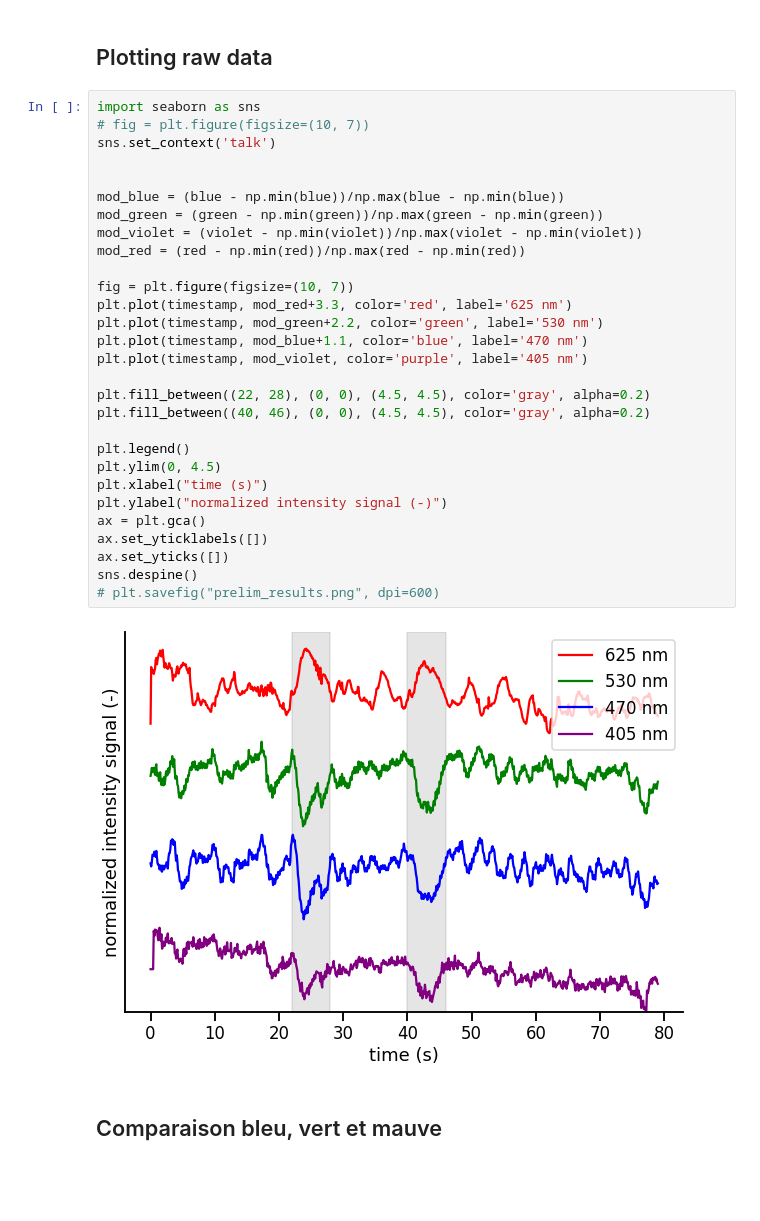
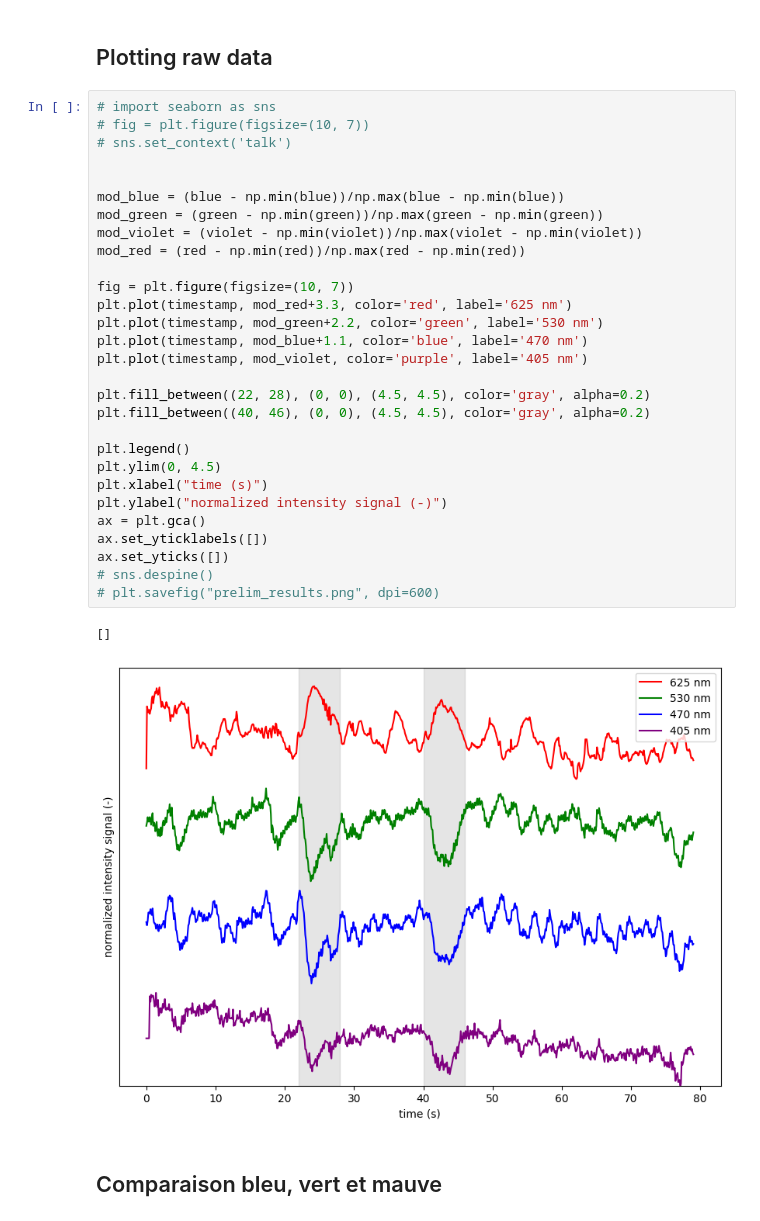
Before and after one commit to Laboratory-of-Vincent-Breton-Provencher/Widefield-Imaging-Acquisition, a Jupyter notebook: analysisPipeline/quickPlot.ipynb, the cells around one changed output. Saved outputs shown, nothing was run; the diff lists cells and outputs as text; blank space fills up the shorter version.

Commit message:
quickPlot somewhat repaired

```diff
--- a/analysisPipeline/quickPlot.ipynb
+++ b/analysisPipeline/quickPlot.ipynb
@@ -30,36 +28,37 @@ FileNotFoundError: C:\Users\gabri\Desktop\1_1500_av.csv not found.
 # %% [markdown]
 ## Plotting raw data
 # %%
-import seaborn as sns
+# import seaborn as sns
 # fig = plt.figure(figsize=(10, 7))
-sns.set_context('talk')
+# sns.set_context('talk')
 
 
 mod_blue = (blue - np.min(blue))/np.max(blue - np.min(blue))
 mod_green = (green - np.min(green))/np.max(green - np.min(green))
 mod_violet = (violet - np.min(violet))/np.max(violet - np.min(violet))
 mod_red = (red - np.min(red))/np.max(red - np.min(red))
 
 fig = plt.figure(figsize=(10, 7))
 plt.plot(timestamp, mod_red+3.3, color='red', label='625 nm')
 plt.plot(timestamp, mod_green+2.2, color='green', label='530 nm')
 plt.plot(timestamp, mod_blue+1.1, color='blue', label='470 nm')
 plt.plot(timestamp, mod_violet, color='purple', label='405 nm')
 
 plt.fill_between((22, 28), (0, 0), (4.5, 4.5), color='gray', alpha=0.2)
 plt.fill_between((40, 46), (0, 0), (4.5, 4.5), color='gray', alpha=0.2)
 
 plt.legend()
 plt.ylim(0, 4.5)
 plt.xlabel("time (s)")
 plt.ylabel("normalized intensity signal (-)")
 ax = plt.gca()
 ax.set_yticklabels([])
 ax.set_yticks([])
-sns.despine()
+# sns.despine()
 # plt.savefig("prelim_results.png", dpi=600)
 # %% [output]
+[]
-[figure, old version]
+[figure, new version]
 # %% [markdown]
 ## Comparaison bleu, vert et mauve
 # %%
```
Also changed, not shown: parts of 3 cells of this notebook, 1 other file.
